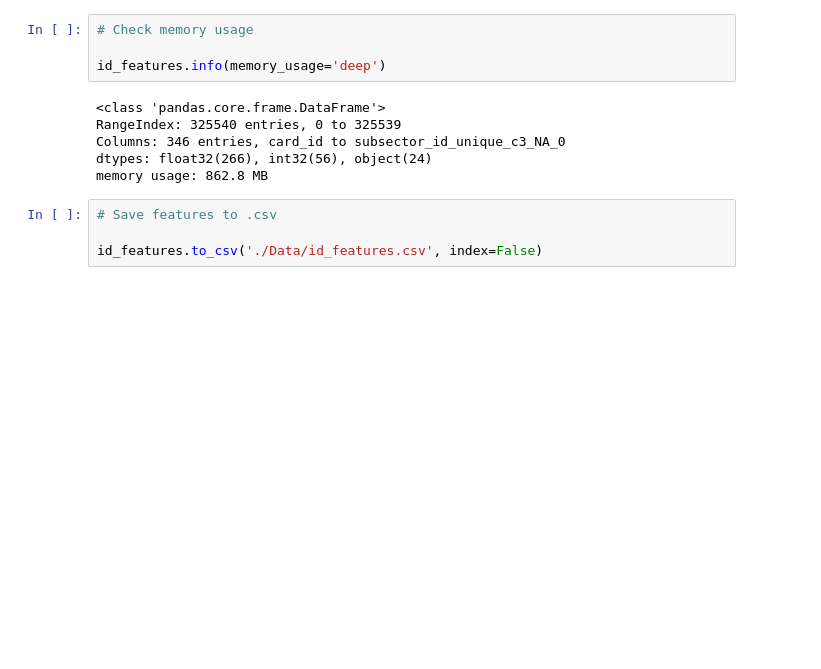
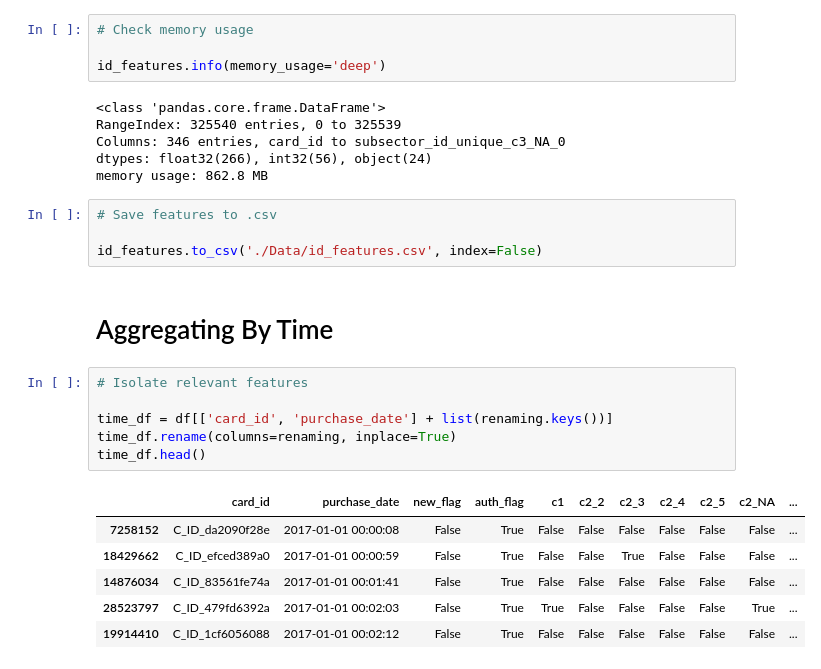
Before and after one commit to quinnbooth/ML-Consumer-Loyalty-Score, a Jupyter notebook: feature_engineering.ipynb, the cells around one changed output. Saved outputs shown, nothing was run; the diff lists cells and outputs as text; blank space fills up the shorter version.

Commit message:
Time + Misc Feature Extraction

```diff
--- a/feature_engineering.ipynb
+++ b/feature_engineering.ipynb
@@ -521,3 +521,18 @@ memory usage: 862.8 MB
 # Save features to .csv
 
 id_features.to_csv('./Data/id_features.csv', index=False)
+# %% [markdown]
+# Aggregating By Time
+# %%
+# Isolate relevant features
+
+time_df = df[['card_id', 'purchase_date'] + list(renaming.keys())]
+time_df.rename(columns=renaming, inplace=True)
+time_df.head()
+# %% [output]
+|  | card_id | purchase_date | new_flag | auth_flag | c1 | c2_2 | c2_3 | c2_4 | c2_5 | c2_NA | ... |
+| 7258152 | C_ID_da2090f28e | 2017-01-01 00:00:08 | False | True | False | False | False | False | False | False | ... |
+| 18429662 | C_ID_efced389a0 | 2017-01-01 00:00:59 | False | True | False | False | True | False | False | False | ... |
+| 14876034 | C_ID_83561fe74a | 2017-01-01 00:01:41 | False | True | False | False | False | False | False | False | ... |
+| 28523797 | C_ID_479fd6392a | 2017-01-01 00:02:03 | False | True | True | False | False | False | False | True | ... |
+| 19914410 | C_ID_1cf6056088 | 2017-01-01 00:02:12 | False | True | False | False | False | False | False | False | ... |
```
Also changed, not shown: parts of 20 cells of this notebook, 1 other file.
